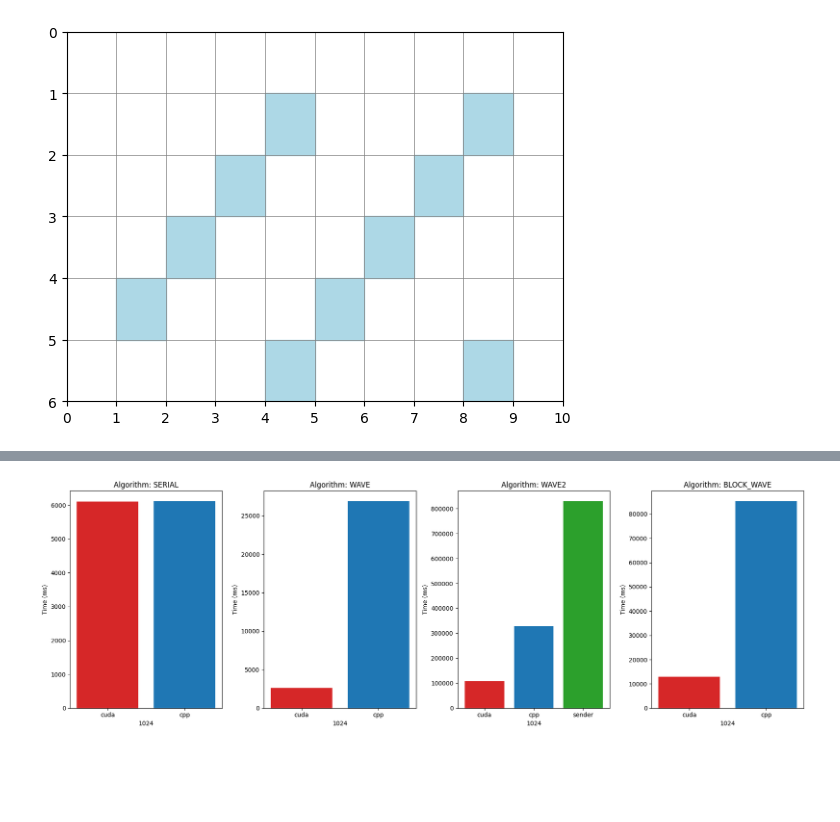
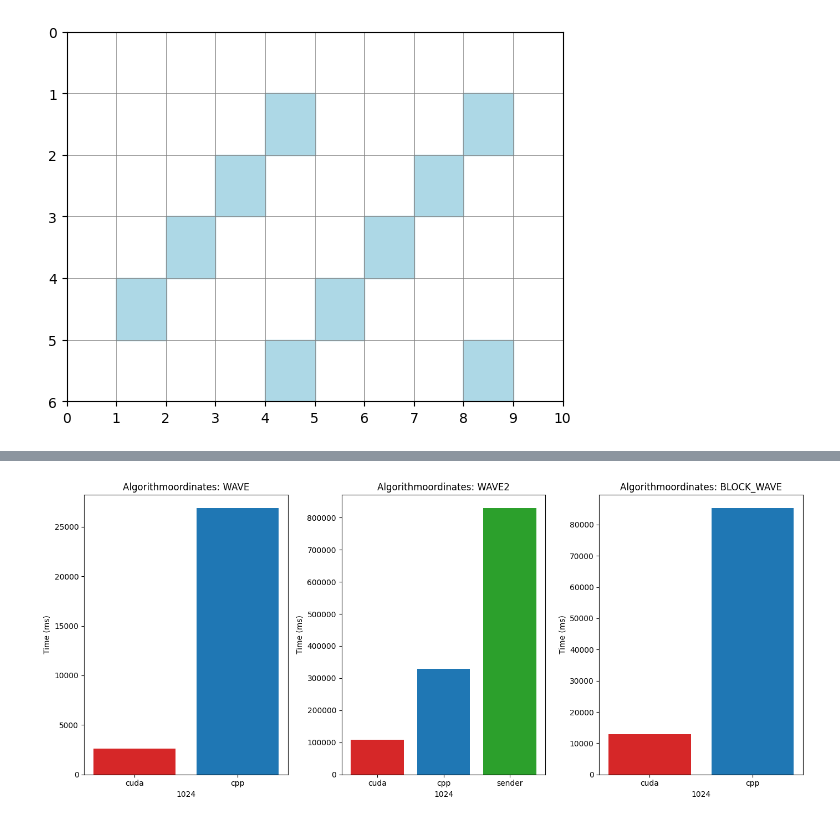
Before and after one commit to mutalibmohammed/CppGPU, a Jupyter notebook: scratchpad.ipynb, the cells around one changed output, grey strips where cells are left out. Saved outputs shown, nothing was run; the diff lists cells and outputs as text; code cells hidden in the pictures; blank space fills up the shorter version.

```diff
--- a/scratchpad.ipynb
+++ b/scratchpad.ipynb
@@ -87,47 +85,67 @@ print(grouped_data)
 
 
 problem_sizes = grouped_data['ny'].unique()
-algorithms = grouped_data['algorithm'].unique()
+algorithms = grouped_data['algorithm'].unique()[1:]
 bar_colors = ['tab:red', 'tab:blue', 'tab:green']
-for problem_size in problem_sizes:
+problem_size = 1024
 
-    pdf = grouped_data[grouped_data['ny'] == problem_size]
-    # Set up the figure with subplots
-    fig, axes = plt.subplots(nrows=1, ncols=len(algorithms), figsize=(18, 6))
+pdf = grouped_data[grouped_data['ny'] == problem_size]
+# Set up the figure with subplots
+fig, axes = plt.subplots(nrows=1, ncols=len(algorithms), figsize=(10, 6))
 
-    # Plot each algorithm in a separate subplot with colored implementations
-    for i, algorithm in enumerate(algorithms):
-        algorithm_data = pdf[pdf['algorithm'] == algorithm]
-        print(algorithm_data)
-        if len(algorithm_data) == 0:
-            continue
-        axes[i].bar(algorithm_data['implementation'], algorithm_data['time'], color=bar_colors)
-        axes[i].set_xlabel(problem_size)
-        axes[i].set_ylabel('Time (ms)')
-        axes[i].set_title(f'Algorithm: {algorithm}')
+# Plot each algorithm in a separate subplot with colored implementations
+for i, algorithm in enumerate(algorithms):
+    algorithm_data = pdf[pdf['algorithm'] == algorithm]
+    print(algorithm_data)
+    if len(algorithm_data) == 0:
+        continue
+    axes[i].bar(algorithm_data['implementation'], algorithm_data['time'], color=bar_colors)
+    axes[i].set_xlabel(problem_size)
+    axes[i].set_ylabel('Time (ms)')
+    axes[i].set_title(f'Algorithmoordinates: {algorithm}')
 
 
-    plt.tight_layout()
-    plt.show()
+plt.tight_layout()
+plt.savefig('time.svg')
+plt.show()
 
 
-    # Set up the figure with subplots
-    fig, axes = plt.subplots(nrows=1, ncols=len(algorithms), figsize=(18, 6))
+# Set up the figure with subplots
+fig, axes = plt.subplots(nrows=1, ncols=len(algorithms), figsize=(10, 6))
 
-    # Plot each algorithm in a separate subplot with colored implementations
-    for i, algorithm in enumerate(algorithms):
-        algorithm_data = pdf[pdf['algorithm'] == algorithm]
-        print(algorithm_data)
-        if len(algorithm_data) == 0:
-            continue
-        axes[i].bar(algorithm_data['implementation'], algorithm_data['gflops'], color=bar_colors)
-        axes[i].set_xlabel(problem_size)
-        axes[i].set_ylabel('Time (ms)')
-        axes[i].set_title(f'Algorithm: {algorithm}')
+# Plot each algorithm in a separate subplot with colored implementations
+for i, algorithm in enumerate(algorithms):
+    algorithm_data = pdf[pdf['algorithm'] == algorithm]
+    print(algorithm_data)
+    if len(algorithm_data) == 0:
+        continue
+    axes[i].bar(algorithm_data['implementation'], algorithm_data['gflops'], color=bar_colors)
+    axes[i].set_xlabel(problem_size)
+    axes[i].set_ylabel('GFLOPS')
+    axes[i].set_title(f'Algorithm: {algorithm}')
 
 
-    plt.tight_layout()
-    plt.show()
+plt.tight_layout()
+plt.savefig('gflops.svg')
+plt.show()
+
+# Set up the figure with subplots
+fig, axes = plt.subplots(nrows=1, ncols=len(algorithms), figsize=(10, 6))
+
+# Plot each algorithm in a separate subplot with colored implementations
+for i, algorithm in enumerate(algorithms):
+    algorithm_data = pdf[pdf['algorithm'] == algorithm]
+    print(algorithm_data)
+    if len(algorithm_data) == 0:
+        continue
+    axes[i].bar(algorithm_data['implementation'], algorithm_data['mem_bandwidth'], color=bar_colors)
+    axes[i].set_xlabel(problem_size)
+    axes[i].set_ylabel('Memory Bandwidth (GB/s)')
+    axes[i].set_title(f'Algorithm: {algorithm}')
+
+
+plt.tight_layout()
+plt.show()
 # %% [output]
      algorithm implementation    ny    nx      n  block_y  block_x  \
 0       SERIAL           cuda  1024  1024    100        1        1
@@ -145,5 +163,5 @@ for problem_size in problem_sizes:
 
             time  mem_bandwidth  mem_bandwidth_cache   gflops  precision
 15  12859.795898        16.2750              9.76550  3.25510          4
 16  85236.000000         2.4556              1.47336  0.49112          4
-[figure, old version]
+[figure, new version]
```
Also changed, not shown: parts of 2 cells of this notebook.
